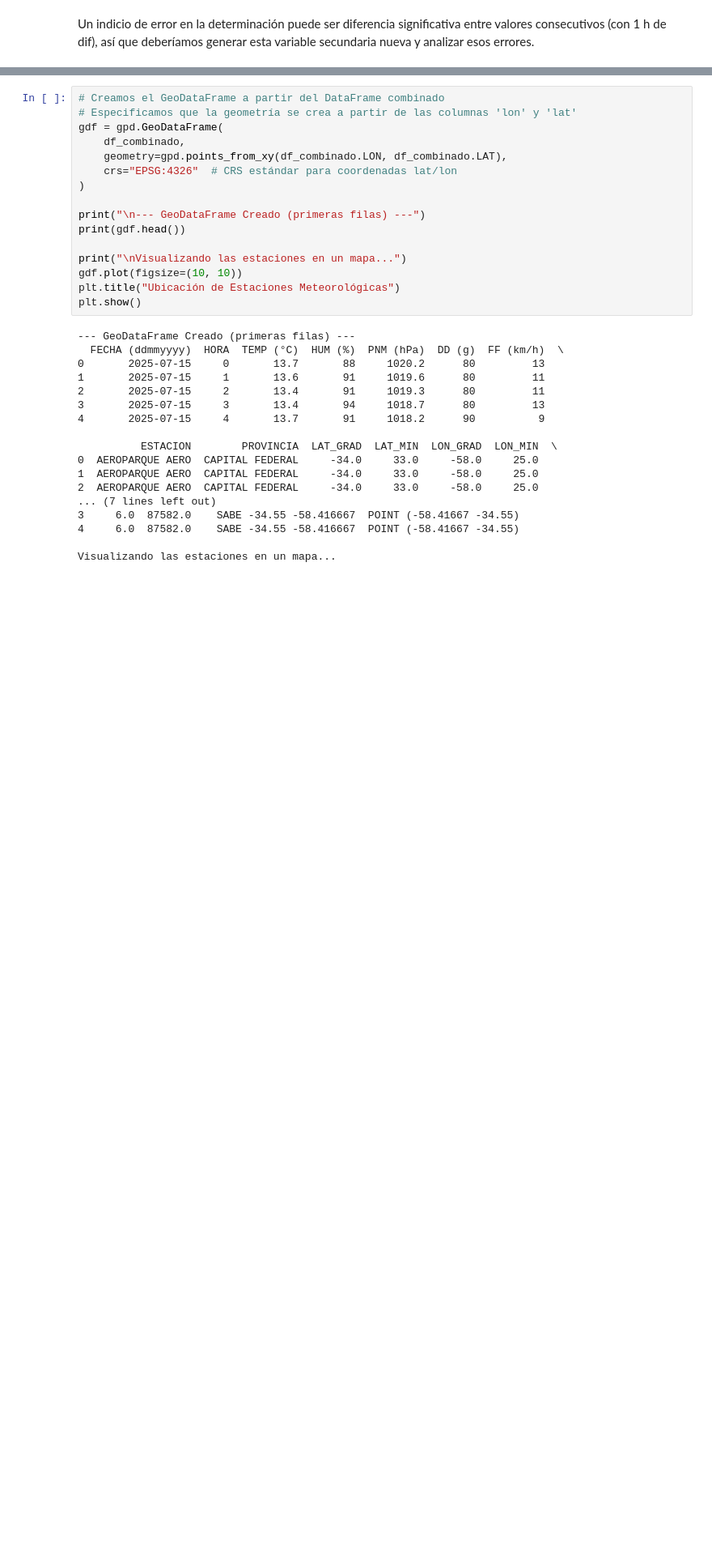
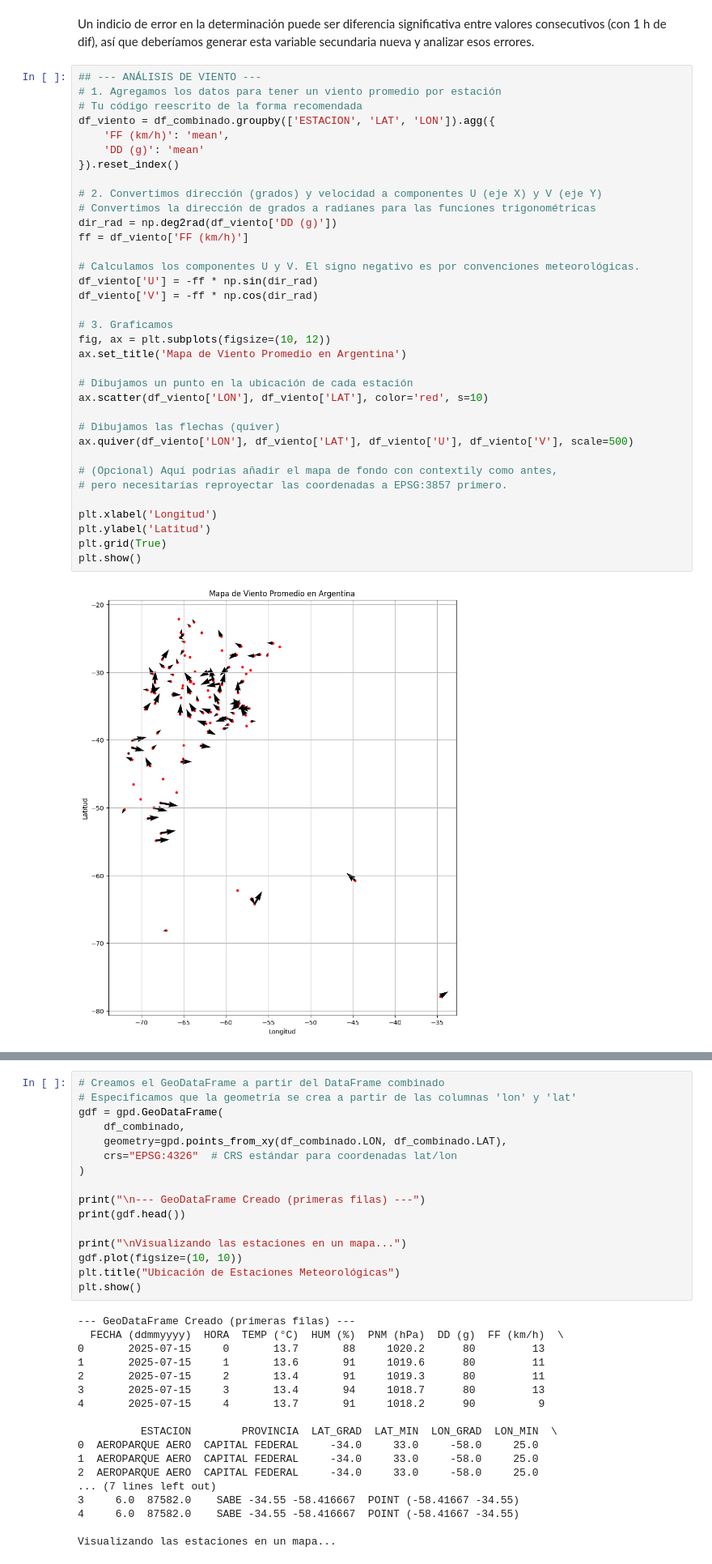
Before and after one commit to danisa-loop/AnalisisDatos_JUL2025_CEIA, a Jupyter notebook: tp1_EDA.ipynb, the cells around one changed output, grey strips where cells are left out. Shown at 81% size. Drawn from its saved outputs; the diff is of its cells as text; blank space fills up the shorter version.

Commit message:
agrego vis viento y animacion T

```diff
--- a/tp1_EDA.ipynb
+++ b/tp1_EDA.ipynb
@@ -417,3 +417,40 @@ plt.show()
 [figure]
 # %% [markdown]
 Un indicio de error en la determinación puede ser diferencia significativa entre valores consecutivos (con 1 h de dif), así que deberíamos generar esta variable secundaria nueva y analizar esos errores.
+# %%
+## --- ANÁLISIS DE VIENTO ---
+# 1. Agregamos los datos para tener un viento promedio por estación
+# Tu código reescrito de la forma recomendada
+df_viento = df_combinado.groupby(['ESTACION', 'LAT', 'LON']).agg({
+    'FF (km/h)': 'mean',
+    'DD (g)': 'mean'
+}).reset_index()
+
+# 2. Convertimos dirección (grados) y velocidad a componentes U (eje X) y V (eje Y)
+# Convertimos la dirección de grados a radianes para las funciones trigonométricas
+dir_rad = np.deg2rad(df_viento['DD (g)'])
+ff = df_viento['FF (km/h)']
+
+# Calculamos los componentes U y V. El signo negativo es por convenciones meteorológicas.
+df_viento['U'] = -ff * np.sin(dir_rad)
+df_viento['V'] = -ff * np.cos(dir_rad)
+
+# 3. Graficamos
+fig, ax = plt.subplots(figsize=(10, 12))
+ax.set_title('Mapa de Viento Promedio en Argentina')
+
+# Dibujamos un punto en la ubicación de cada estación
+ax.scatter(df_viento['LON'], df_viento['LAT'], color='red', s=10)
+
+# Dibujamos las flechas (quiver)
+ax.quiver(df_viento['LON'], df_viento['LAT'], df_viento['U'], df_viento['V'], scale=500)
+
+# (Opcional) Aquí podrías añadir el mapa de fondo con contextily como antes,
+# pero necesitarías reproyectar las coordenadas a EPSG:3857 primero.
+
+plt.xlabel('Longitud')
+plt.ylabel('Latitud')
+plt.grid(True)
+plt.show()
+# %% [output]
+[figure, added]
```
Also changed, not shown: parts of 7 cells of this notebook.
